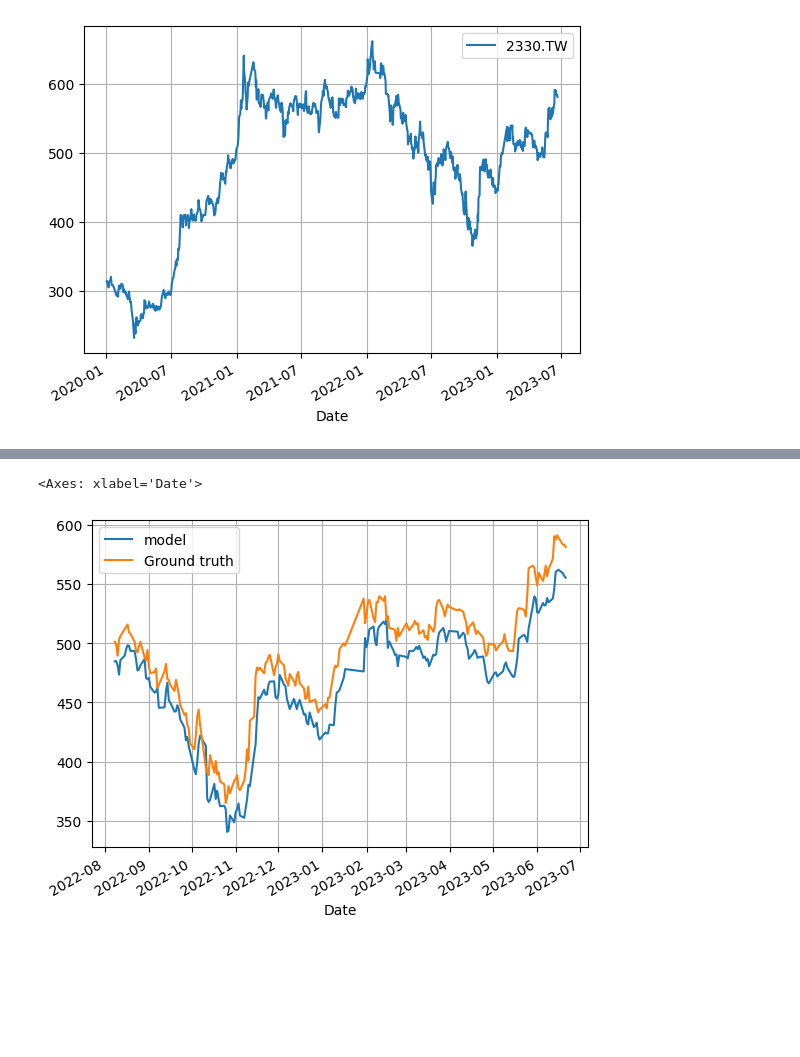
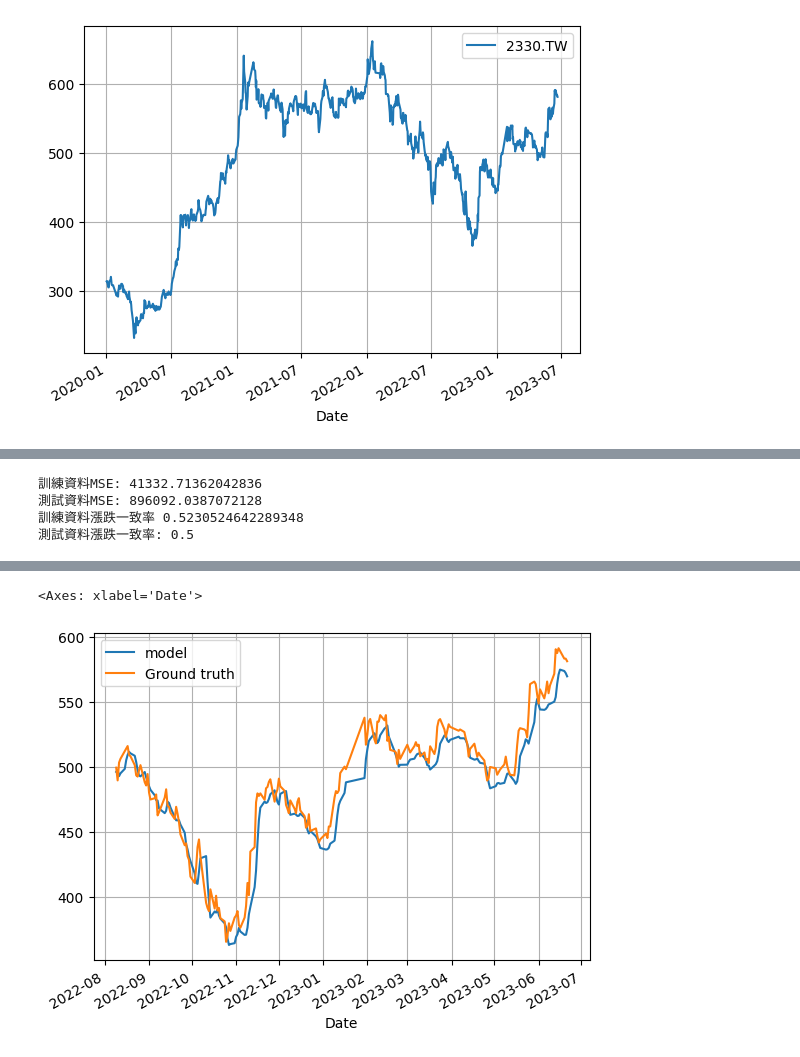
Before and after one commit to nail1021734/stock_example, a Jupyter notebook: stock_example.ipynb, the cells around one changed output, grey strips where cells are left out. Saved outputs shown, nothing was run; the diff lists cells and outputs as text; code cells hidden in the pictures; blank space fills up the shorter version.

```diff
--- a/stock_example.ipynb
+++ b/stock_example.ipynb
@@ -67,18 +49,28 @@ data['Adj Close'].plot(label=stock_name, grid=True, legend=True)
 <Axes: xlabel='Date'>
 [figure]
 # %%
+import numpy as np
+
+# 用前三天預測後一天
+n_day = 3
 # 準備訓練模型資料 (用前一天的開盤, 最高, 最低, 收盤, 調整收盤假, 成交量來預測明日的調整收盤假)
 x = data[['Open', 'High', 'Low', 'Close', 'Adj Close', 'Volume']][:-1].to_numpy()
-y = data['Adj Close'][1:].to_numpy()
+y = data['Adj Close'][n_day:].to_numpy()
+
+tmp_x = []
+for i in range(n_day, x.shape[0]+1):
+    tmp_x.append(x[i-n_day:i].reshape(-1))
+
+x = np.array(tmp_x)
 
 # 切分資料(75%用於訓練, 25%用於測試)
 split_ratio = 0.75
 
 # 分割資料 (分割時照日期新舊排序, 最新的25％會做為測試資料)
-x_train = x[:int(split_ratio*len(x))]
-y_train = y[:int(split_ratio*len(x))].reshape(-1, 1)
-x_test = x[int(split_ratio*len(x)):]
-y_test = y[int(split_ratio*len(x)):].reshape(-1, 1)
+x_train = x[:int(split_ratio*x.shape[0])]
+y_train = y[:int(split_ratio*x.shape[0])].reshape(-1, 1)
+x_test = x[int(split_ratio*x.shape[0]):]
+y_test = y[int(split_ratio*x.shape[0]):].reshape(-1, 1)
 # %%
 from sklearn.linear_model import LinearRegression
 # 建立模型
@@ -144,17 +162,8 @@ Date
 from sklearn.neural_network import MLPRegressor
 
 # 使用多層 linear layer 的模型，看效果會不會比較好
-model = MLPRegressor(hidden_layer_sizes=(100, 100, 100), solver="adam", verbose=True, learning_rate_init=5e-3, n_iter_no_change=1000, random_state=42, max_iter=500)
+model = MLPRegressor(hidden_layer_sizes=(100, 100, 100), solver="adam", verbose=True, learning_rate_init=5e-3, n_iter_no_change=1000, random_state=42, max_iter=3000)
 
 # 訓練時對輸入做簡單的 normalize 讓模型比較好訓練
 model.fit(x_train / x_train.sum(axis=0), y_train)
-
-# 計算訓練完的模型於訓練資料的 Mean squared error
-train_x_pred = model.predict(x_train / x_train.sum(axis=0))
-train_mse = (train_x_pred - y_train).T@(train_x_pred - y_train) / y_train.shape[0]
-print("訓練資料MSE:", train_mse[0][0])
-# 計算訓練完的模型於訓練資料的 Mean squared error
-test_x_pred = model.predict(x_test / x_test.sum(axis=0))
-test_mse = (test_x_pred - y_test).T@(test_x_pred - y_test) / y_test.shape[0]
-print("測試資料MSE:", test_mse[0][0])
 # %% [output]
@@ -183,9 +190,25 @@ Iteration 500, loss = 62.22804388
+# %%
+# 計算訓練完的模型於訓練資料的 Mean squared error
+train_x_pred = model.predict(x_train / x_train.sum(axis=0))
+train_mse = (train_x_pred - y_train).T@(train_x_pred - y_train) / y_train.shape[0]
+print("訓練資料MSE:", train_mse[0][0])
+# 計算訓練完的模型於訓練資料的 Mean squared error
+test_x_pred = model.predict(x_test / x_test.sum(axis=0))
+test_mse = (test_x_pred - y_test).T@(test_x_pred - y_test) / y_test.shape[0]
+print("測試資料MSE:", test_mse[0][0])
+print("訓練資料漲跌一致率", (((x_train[:, -2] - y_train[:, 0]) > 0) == (x_train[:, -2] - train_x_pred > 0)).sum() / x_train.shape[0])
+print("測試資料漲跌一致率:", (((x_test[:, -2] - y_test[:, 0]) > 0) == (x_test[:, -2] - test_x_pred > 0)).sum() / x_test.shape[0])
+# %% [output]
+訓練資料MSE: 41332.71362042836
+測試資料MSE: 896092.0387072128
+訓練資料漲跌一致率 0.5230524642289348
+測試資料漲跌一致率: 0.5
 # %%
 import pandas as pd
 
 # 於測試資料上的圖表比較
 predict_test = model.predict(x_test / x_train.sum(axis=0))
-df = pd.DataFrame(predict_test, columns=['model'], index=data.index[1:][int(len(x)*split_ratio):])
+df = pd.DataFrame(predict_test, columns=['model'], index=data.index[n_day:][int(len(x)*split_ratio):])
 df['Ground truth'] = y_test
 print('日期區間', list(data.index[1:][int(len(x)*split_ratio):])[0], "~", list(data.index[1:][int(len(x)*split_ratio):])[-1])
 
@@ -197,2 +220,2 @@ df.plot(grid=True, legend=True)
 <Axes: xlabel='Date'>
-[figure, old version]
+[figure, new version]
```
Also changed, not shown: parts of 9 cells of this notebook.
